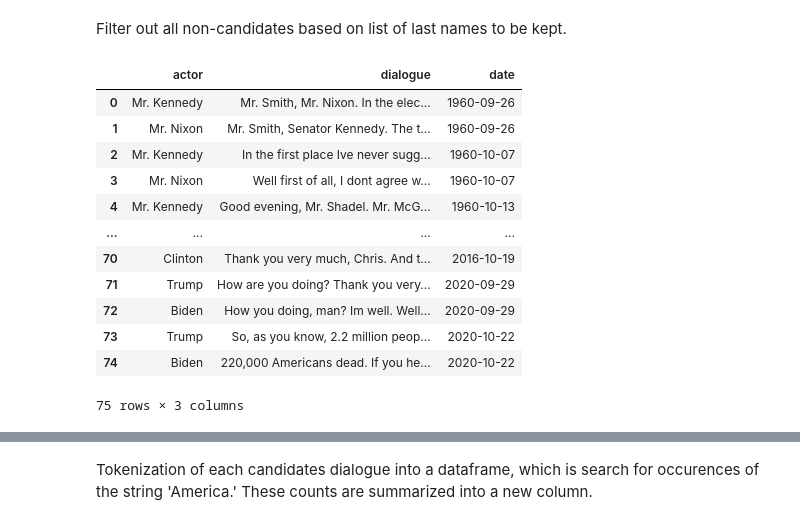
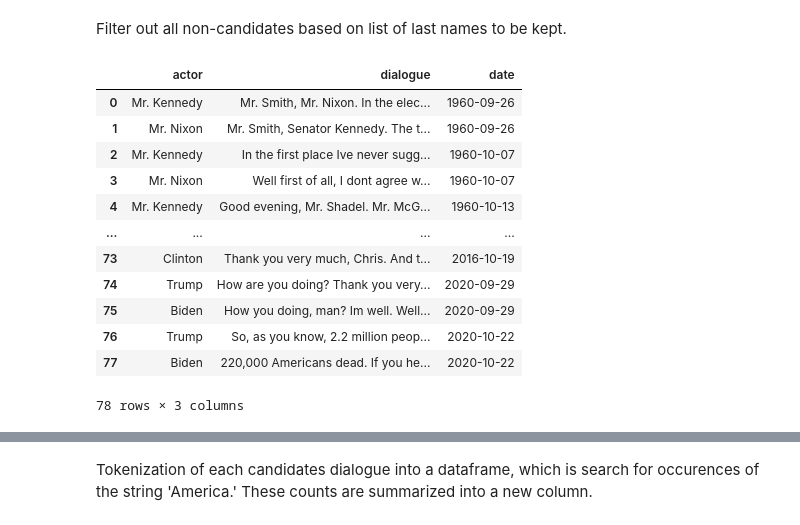
Before and after one commit to mbransons/DataFundamentalsCourse, a Jupyter notebook: week2/week2-activity.ipynb, the cells around one changed output, grey strips where cells are left out. Drawn from its saved outputs; the diff is of its cells as text; code cells hidden in the pictures.

```diff
--- a/week2/week2-activity.ipynb
+++ b/week2/week2-activity.ipynb
@@ -54,21 +54,21 @@ pres_debates
 # %% [markdown]
 Filter out all non-candidates based on list of last names to be kept.
 # %%
-candidates = ['Nixon', 'Kennedy', 'Ford', 'Carter', 'Reagan', 'Anderson', 'Mondale', 'Bush', 'Dukakis', 'Clinton', 'Perot', 'Dole', 'Gore', 'Kerry', 'McCain', 'Obama', 'Romney', 'Trump', 'Biden']
+candidates = ['Nixon', 'Kennedy', 'Ford', 'Carter', 'Reagan', 'Anderson', 'Mondale', 'Bush', 'Dukakis', 'Clinton', 'Perot', 'Dole', 'Gore', 'Kerry', 'Mccain', 'Obama', 'Romney', 'Trump', 'Biden']
 cand_only = pres_debates[pres_debates['actor'].str.contains('|'.join(candidates))]
 cand_only.reset_index(inplace=True, drop=True)
 cand_only
 # %% [output]
 |  | actor | dialogue | date |
 | 0 | Mr. Kennedy | Mr. Smith, Mr. Nixon. In the elec... | 1960-09-26 |
 | 1 | Mr. Nixon | Mr. Smith, Senator Kennedy. The t... | 1960-09-26 |
 | 2 | Mr. Kennedy | In the first place Ive never sugg... | 1960-10-07 |
 | 3 | Mr. Nixon | Well first of all, I dont agree w... | 1960-10-07 |
 | 4 | Mr. Kennedy | Good evening, Mr. Shadel. Mr. McG... | 1960-10-13 |
 | ... | ... | ... | ... |
-| 70 | Clinton | Thank you very much, Chris. And t... | 2016-10-19 |
-| 71 | Trump | How are you doing? Thank you very... | 2020-09-29 |
-| 72 | Biden | How you doing, man? Im well. Well... | 2020-09-29 |
-| 73 | Trump | So, as you know, 2.2 million peop... | 2020-10-22 |
-| 74 | Biden | 220,000 Americans dead. If you he... | 2020-10-22 |
+| 73 | Clinton | Thank you very much, Chris. And t... | 2016-10-19 |
+| 74 | Trump | How are you doing? Thank you very... | 2020-09-29 |
+| 75 | Biden | How you doing, man? Im well. Well... | 2020-09-29 |
+| 76 | Trump | So, as you know, 2.2 million peop... | 2020-10-22 |
+| 77 | Biden | 220,000 Americans dead. If you he... | 2020-10-22 |
-75 rows × 3 columns
+78 rows × 3 columns
```
Also changed, not shown: parts of 8 cells of this notebook, 3 other files.
